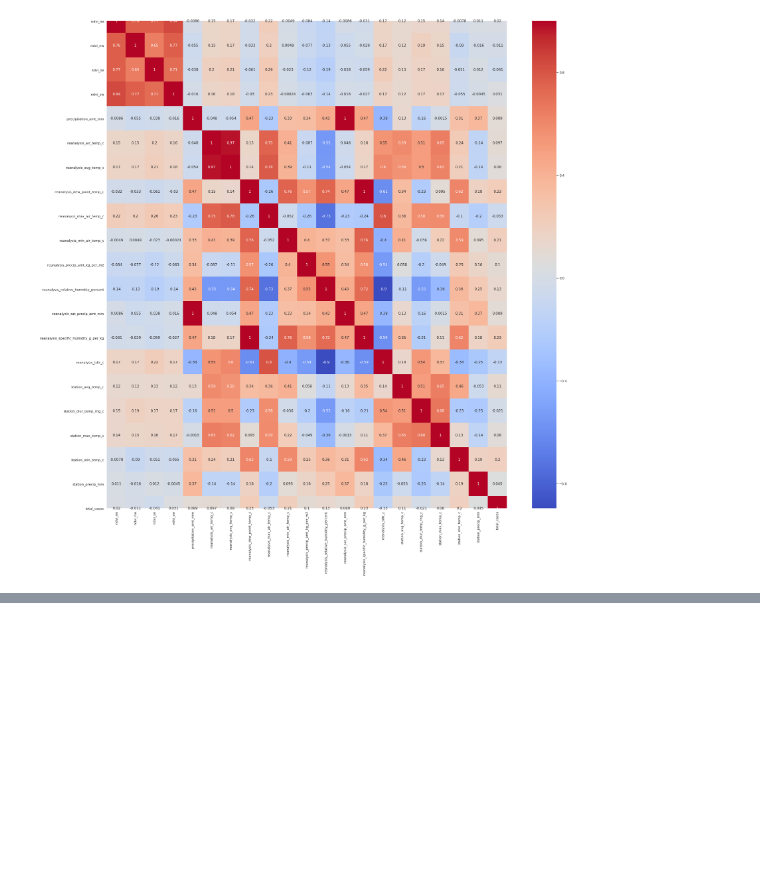
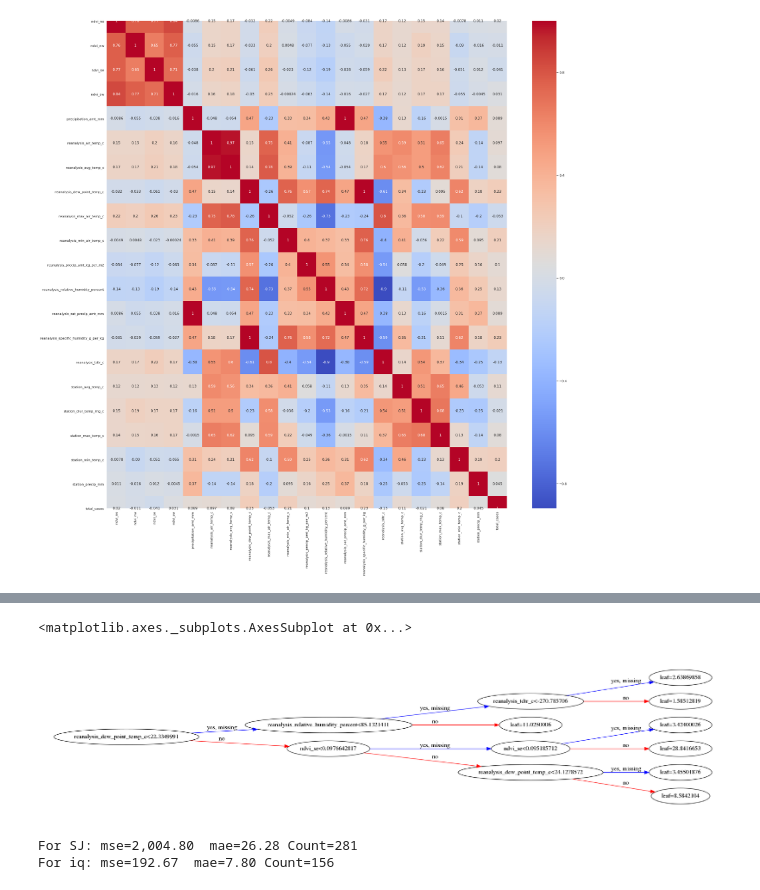
Before and after one commit to yelled1/DengiAI, a Jupyter notebook: Analysis.ipynb, the cells around one changed output, grey strips where cells are left out. Cells and saved outputs as stored; diff of their text form; code cells hidden in the pictures; blank space fills up the shorter version.

Commit message:
"3: XGBoost model added: need alternatives"

```diff
--- a/Analysis.ipynb
+++ b/Analysis.ipynb
@@ -151,0 +154,9 @@ Features do NOT show high correlation looking at the colors
+# %%
+import matplotlib as mpl
+from xgboost import XGBRegressor
+from xgboost import plot_tree
+from sklearn.model_selection import train_test_split
+from sklearn.metrics import mean_absolute_error, mean_squared_error
+
+X_train_sj, X_test_sj, Y_train_sj, Y_test_sj = train_test_split(df_train_x.loc['sj'], df_train_y.loc['sj'], test_size=0.3)
+X_train_iq, X_test_iq, Y_train_iq, Y_test_iq = train_test_split(df_train_x.loc['iq'], df_train_y.loc['iq'], test_size=0.3)
@@ -151,0 +165,8 @@ Features do NOT show high correlation looking at the colors
+# %%
+boost_clf_sj = XGBRegressor(learning_rate=.1, n_estimators=50, max_depth=3, max_leaf_nodes=None)
+boost_clf_sj.fit(X_train_sj, Y_train_sj)
+predictions_sj = boost_clf_sj.predict(X_test_sj)
+
+boost_clf_iq = XGBRegressor(learning_rate=.1, n_estimators=50, max_depth=3, max_leaf_nodes=None)
+boost_clf_iq.fit(X_train_iq, Y_train_iq)
+predictions_iq = boost_clf_iq.predict(X_test_iq)
@@ -151,0 +176,8 @@ Features do NOT show high correlation looking at the colors
+# %%
+# plotting one of the decision tree
+mpl.rcParams['figure.dpi'] = 600
+#%config InlineBackend.figure_format = 'svg'
+plot_tree(boost_clf_sj, num_trees=0, rankdir='LR')
+# %% [output]
+<matplotlib.axes._subplots.AxesSubplot at 0x...>
+[figure, added]
@@ -151,0 +191,11 @@ Features do NOT show high correlation looking at the colors
+# %%
+mse_sj = mean_squared_error(Y_test_sj.total_cases, predictions_sj)
+mae_sj = mean_absolute_error(Y_test_sj.total_cases, predictions_sj)
+print("For SJ: mse={:,.2f}  mae={:,.2f} Count={}".format(mse_sj, mae_sj, Y_test_sj.shape[0]))
+
+mse_iq = mean_squared_error(Y_test_iq.total_cases, predictions_iq)
+mae_iq = mean_absolute_error(Y_test_iq.total_cases, predictions_iq)
+print("For iq: mse={:,.2f}  mae={:,.2f} Count={}".format(mse_iq, mae_iq, Y_test_iq.shape[0]))
+# %% [output]
+For SJ: mse=2,004.80  mae=26.28 Count=281
+For iq: mse=192.67  mae=7.80 Count=156
```
Also changed, not shown: parts of 6 cells of this notebook.
